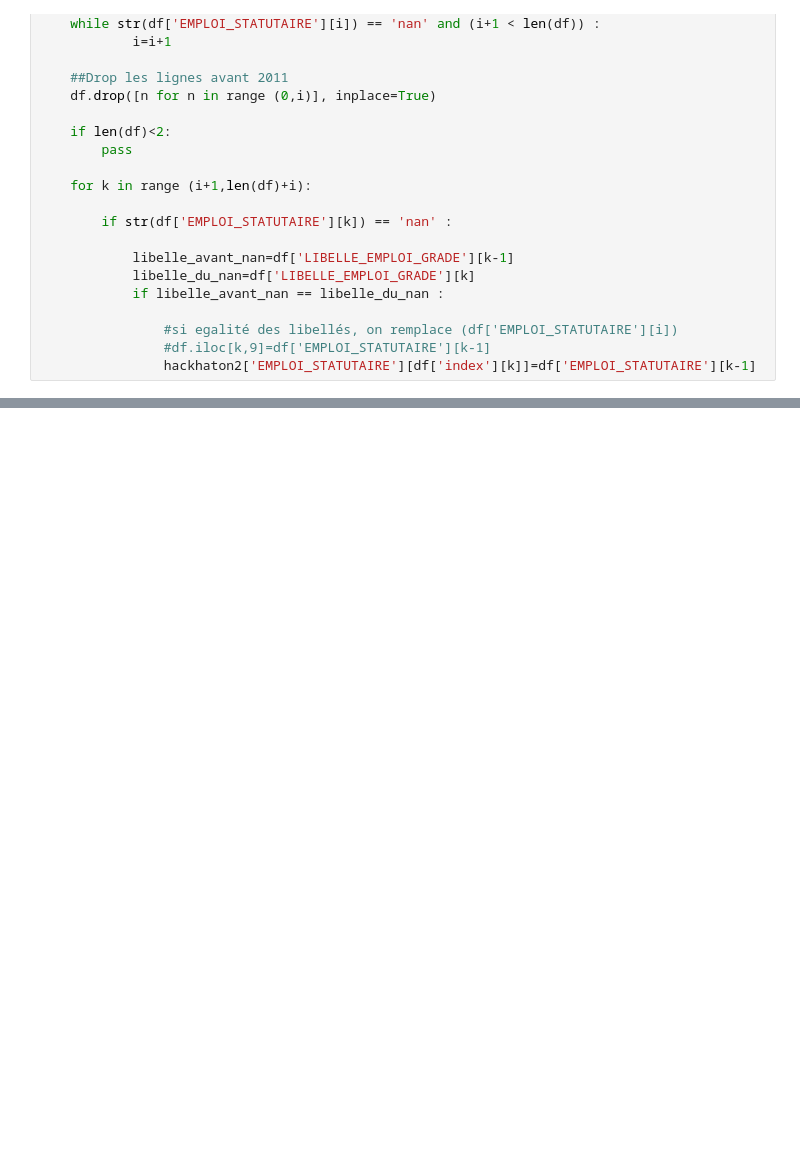
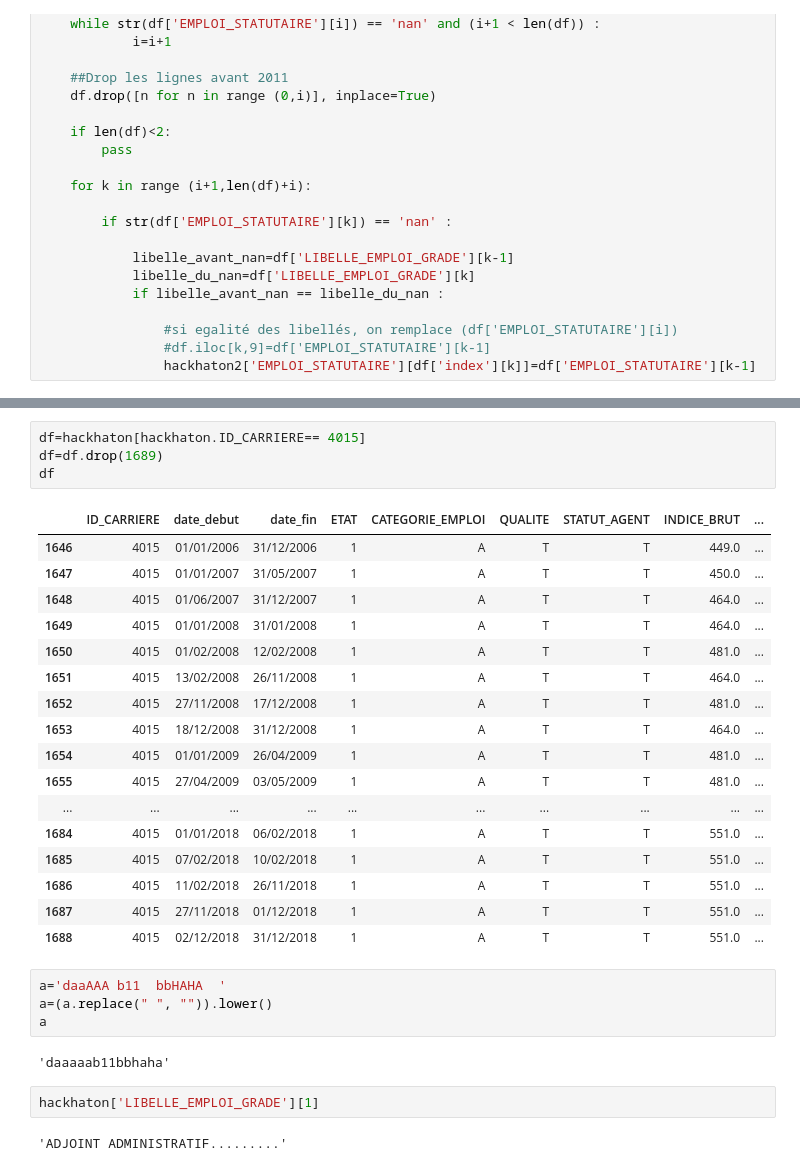
Before and after one commit to PaulGuiraud/BigData, a Jupyter notebook: Remplissage_logique.ipynb, the cells around one changed output, grey strips where cells are left out. Drawn from its saved outputs; the diff is of its cells as text; blank space fills up the shorter version.

```diff
--- a/Remplissage_logique.ipynb
+++ b/Remplissage_logique.ipynb
@@ -500,0 +711,32 @@ for t in L :
+# %%
+df=hackhaton[hackhaton.ID_CARRIERE== 4015]
+df=df.drop(1689)
+df
+# %% [output]
+|  | ID_CARRIERE | date_debut | date_fin | ETAT | CATEGORIE_EMPLOI | QUALITE | STATUT_AGENT | INDICE_BRUT | ... |
+| 1646 | 4015 | 01/01/2006 | 31/12/2006 | 1 | A | T | T | 449.0 | ... |
+| 1647 | 4015 | 01/01/2007 | 31/05/2007 | 1 | A | T | T | 450.0 | ... |
+| 1648 | 4015 | 01/06/2007 | 31/12/2007 | 1 | A | T | T | 464.0 | ... |
+| 1649 | 4015 | 01/01/2008 | 31/01/2008 | 1 | A | T | T | 464.0 | ... |
+| 1650 | 4015 | 01/02/2008 | 12/02/2008 | 1 | A | T | T | 481.0 | ... |
+| 1651 | 4015 | 13/02/2008 | 26/11/2008 | 1 | A | T | T | 464.0 | ... |
+| 1652 | 4015 | 27/11/2008 | 17/12/2008 | 1 | A | T | T | 481.0 | ... |
+| 1653 | 4015 | 18/12/2008 | 31/12/2008 | 1 | A | T | T | 464.0 | ... |
+| 1654 | 4015 | 01/01/2009 | 26/04/2009 | 1 | A | T | T | 481.0 | ... |
+| 1655 | 4015 | 27/04/2009 | 03/05/2009 | 1 | A | T | T | 481.0 | ... |
+| ... | ... | ... | ... | ... | ... | ... | ... | ... | ... |
+| 1684 | 4015 | 01/01/2018 | 06/02/2018 | 1 | A | T | T | 551.0 | ... |
+| 1685 | 4015 | 07/02/2018 | 10/02/2018 | 1 | A | T | T | 551.0 | ... |
+| 1686 | 4015 | 11/02/2018 | 26/11/2018 | 1 | A | T | T | 551.0 | ... |
+| 1687 | 4015 | 27/11/2018 | 01/12/2018 | 1 | A | T | T | 551.0 | ... |
+| 1688 | 4015 | 02/12/2018 | 31/12/2018 | 1 | A | T | T | 551.0 | ... |
+# %%
+a='daaAAA b11  bbHAHA  '
+a=(a.replace(" ", "")).lower()
+a
+# %% [output]
+'daaaaab11bbhaha'
+# %%
+hackhaton['LIBELLE_EMPLOI_GRADE'][1]
+# %% [output]
+'ADJOINT ADMINISTRATIF.........'
```
Also changed, not shown: parts of 25 cells of this notebook, 4 other files.
